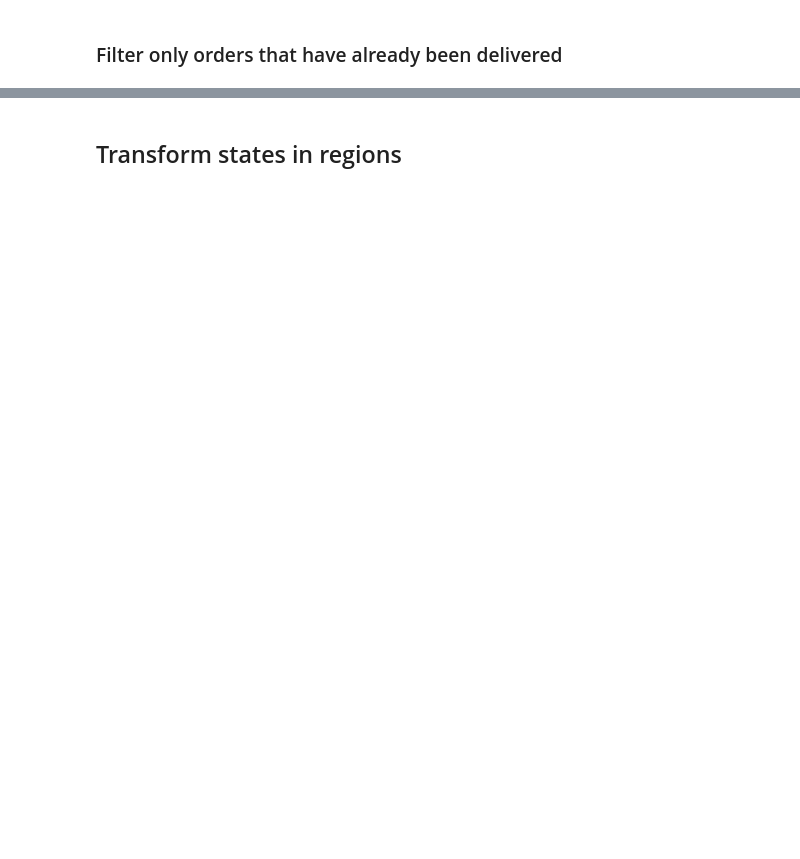
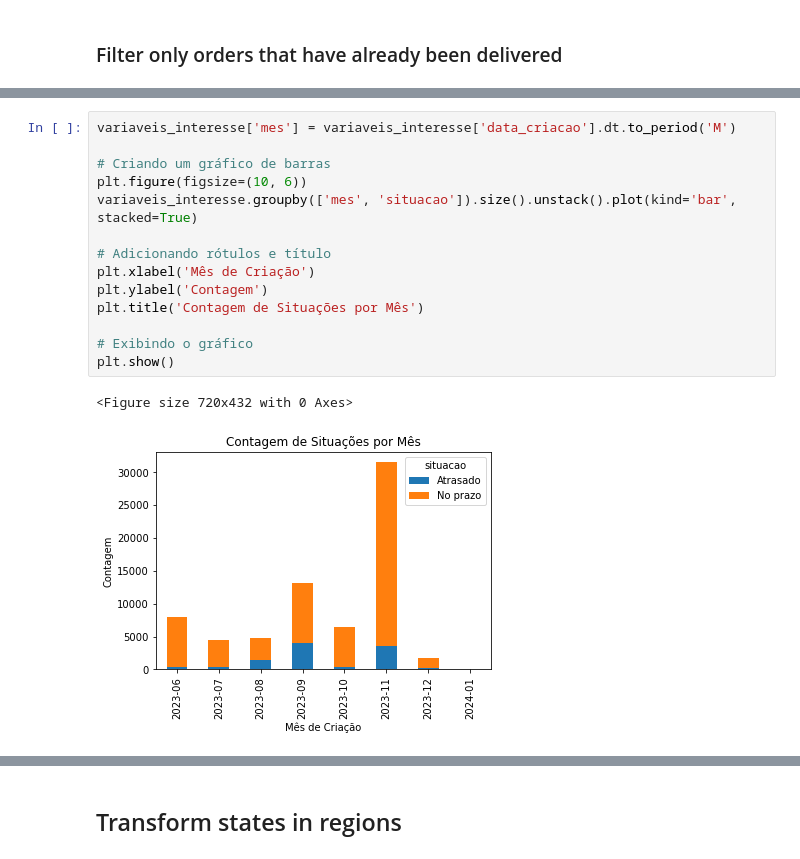
Before and after one commit to RodrigoPMascarenhas/forecast_delivery_orders, a Jupyter notebook: forecast_delivery_orders.ipynb, the cells around one changed output, grey strips where cells are left out. Drawn from its saved outputs; the diff is of its cells as text; blank space fills up the shorter version.

```diff
--- a/forecast_delivery_orders.ipynb
+++ b/forecast_delivery_orders.ipynb
@@ -62,0 +139,17 @@ base_modelo.head()
+# %%
+variaveis_interesse['mes'] = variaveis_interesse['data_criacao'].dt.to_period('M')
+
+# Criando um gráfico de barras
+plt.figure(figsize=(10, 6))
+variaveis_interesse.groupby(['mes', 'situacao']).size().unstack().plot(kind='bar', stacked=True)
+
+# Adicionando rótulos e título
+plt.xlabel('Mês de Criação')
+plt.ylabel('Contagem')
+plt.title('Contagem de Situações por Mês')
+
+# Exibindo o gráfico
+plt.show()
+# %% [output]
+<Figure size 720x432 with 0 Axes>
+[figure, added]
```
Also changed, not shown: parts of 70 cells of this notebook, 1 other file.
